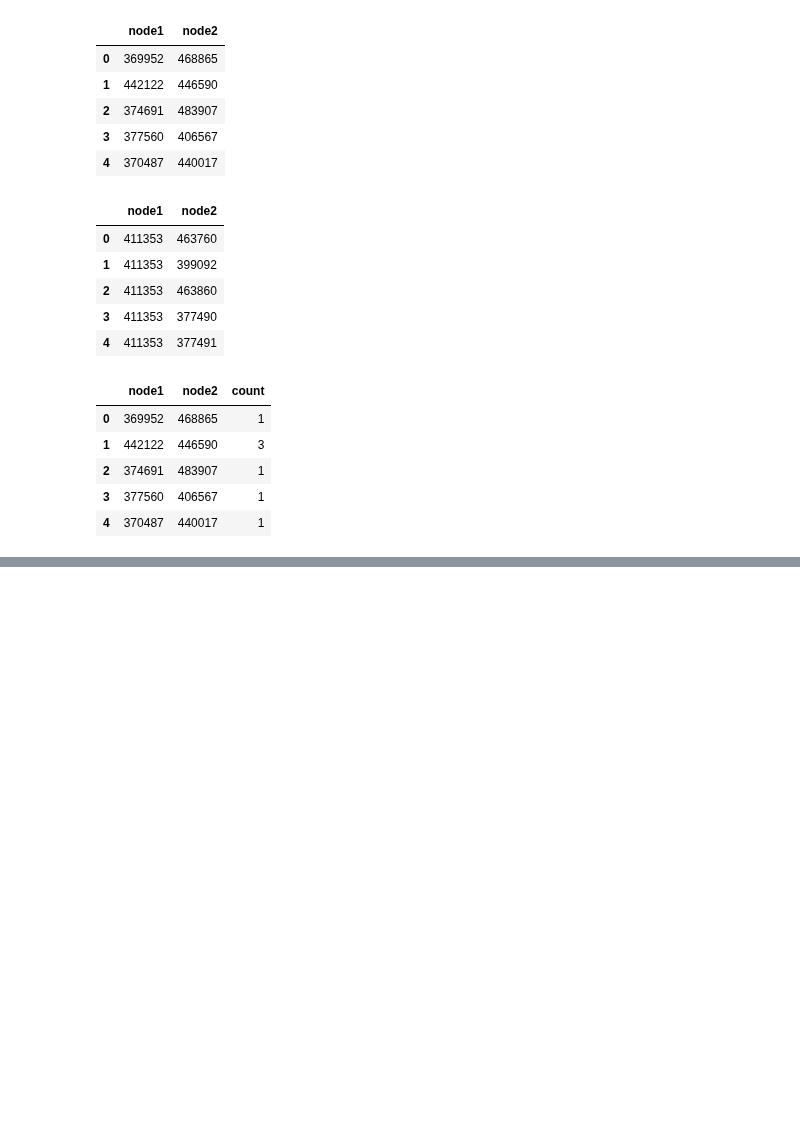
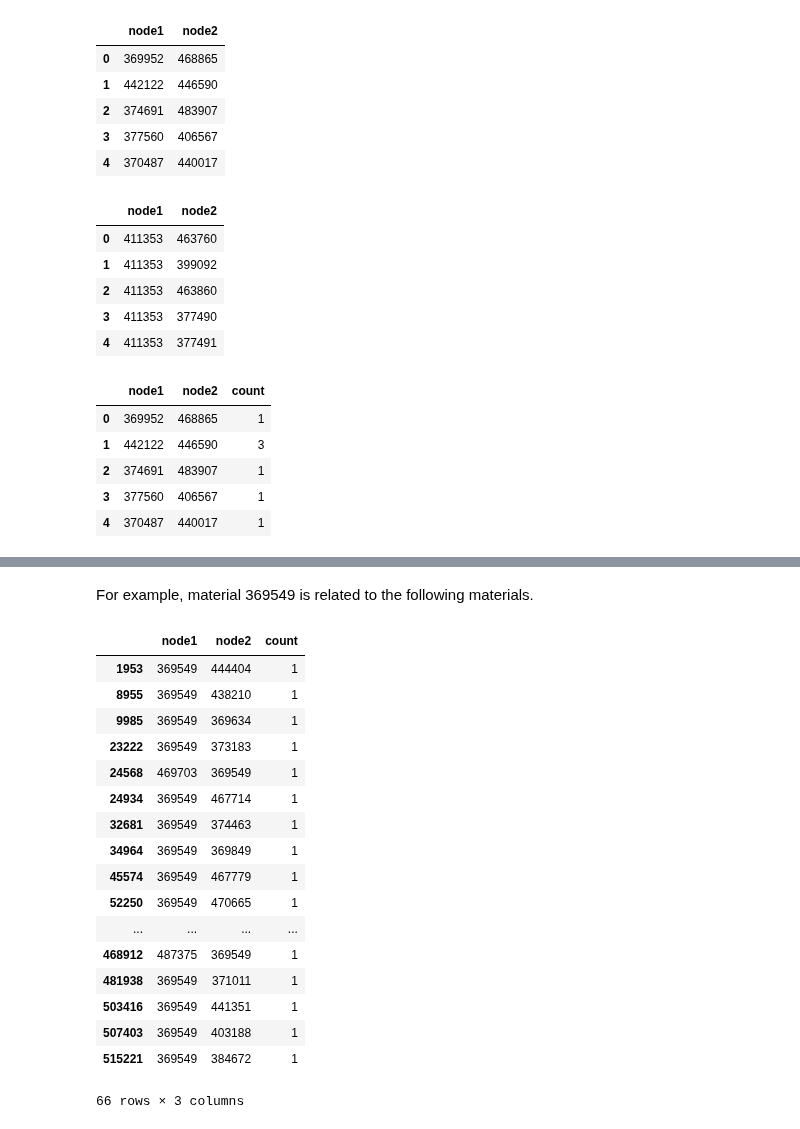
Before and after one commit to olga0503/DATA-620, a Jupyter notebook: Final_Project.ipynb, the cells around one changed output, grey strips where cells are left out. Cells and saved outputs as stored; diff of their text form; code cells hidden in the pictures; blank space fills up the shorter version.

```diff
--- a/Final_Project.ipynb
+++ b/Final_Project.ipynb
@@ -338,3 +350,26 @@ plt.show()
 # %%
 #from autocorrect import spell
 #spell('got')
+# %% [markdown]
+For example, material 369549 is related to the following materials.
+# %%
+m[(m['node1'] == 369549) | (m['node2'] == 369549)]
+# %% [output]
+|  | node1 | node2 | count |
+| 1953 | 369549 | 444404 | 1 |
+| 8955 | 369549 | 438210 | 1 |
+| 9985 | 369549 | 369634 | 1 |
+| 23222 | 369549 | 373183 | 1 |
+| 24568 | 469703 | 369549 | 1 |
+| 24934 | 369549 | 467714 | 1 |
+| 32681 | 369549 | 374463 | 1 |
+| 34964 | 369549 | 369849 | 1 |
+| 45574 | 369549 | 467779 | 1 |
+| 52250 | 369549 | 470665 | 1 |
+| ... | ... | ... | ... |
+| 468912 | 487375 | 369549 | 1 |
+| 481938 | 369549 | 371011 | 1 |
+| 503416 | 369549 | 441351 | 1 |
+| 507403 | 369549 | 403188 | 1 |
+| 515221 | 369549 | 384672 | 1 |
+66 rows × 3 columns
```
Also changed, not shown: parts of 11 cells of this notebook.
